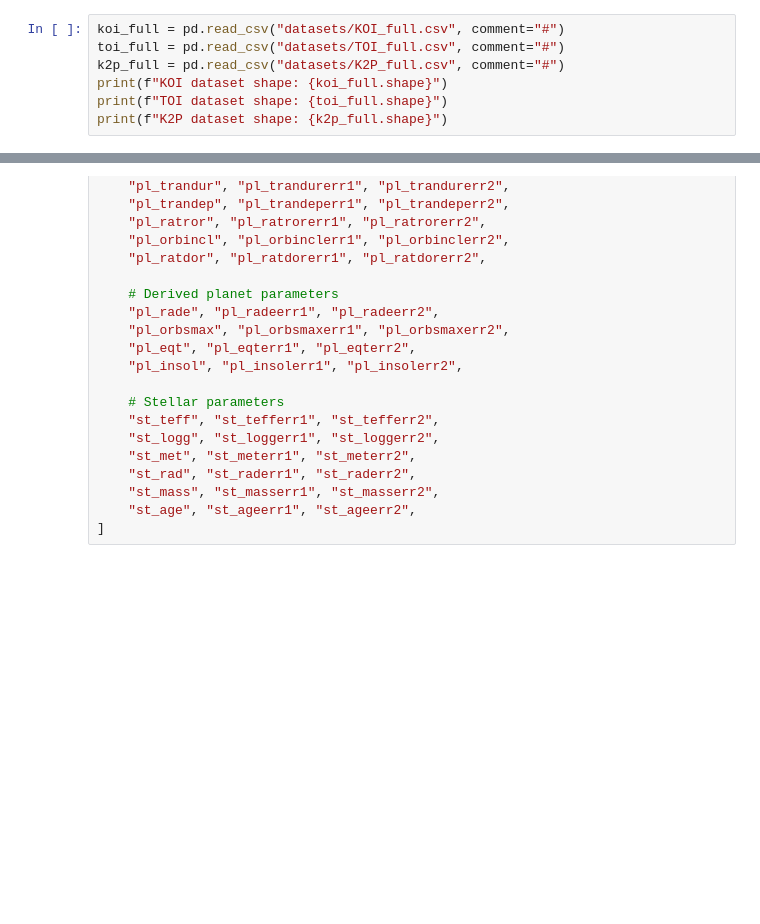
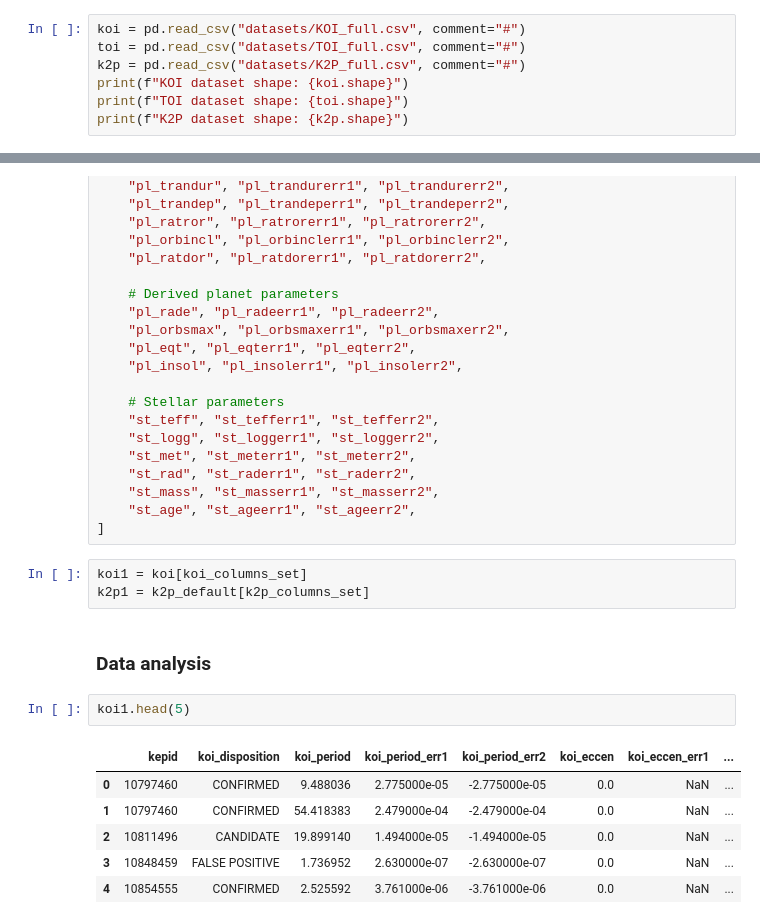
Before and after one commit to JanMatusiak/exoplanet-detection, a Jupyter notebook: data_analysis.ipynb, the cells around one changed output, grey strips where cells are left out. Drawn from its saved outputs; the diff is of its cells as text; blank space fills up the shorter version.

Commit message:
remove unnecessary incomplete datasets, declare datasets with desired features

```diff
--- a/data_analysis.ipynb
+++ b/data_analysis.ipynb
@@ -33,10 +10,10 @@ Index(['kepid', 'koi_disposition', 'koi_period', 'koi_period_err1',
 # %%
-koi_full = pd.read_csv("datasets/KOI_full.csv", comment="#")
-toi_full = pd.read_csv("datasets/TOI_full.csv", comment="#")
-k2p_full = pd.read_csv("datasets/K2P_full.csv", comment="#")
-print(f"KOI dataset shape: {koi_full.shape}")
-print(f"TOI dataset shape: {toi_full.shape}")
-print(f"K2P dataset shape: {k2p_full.shape}")
+koi = pd.read_csv("datasets/KOI_full.csv", comment="#")
+toi = pd.read_csv("datasets/TOI_full.csv", comment="#")
+k2p = pd.read_csv("datasets/K2P_full.csv", comment="#")
+print(f"KOI dataset shape: {koi.shape}")
+print(f"TOI dataset shape: {toi.shape}")
+print(f"K2P dataset shape: {k2p.shape}")
 # %% [output]
 KOI dataset shape: (9564, 141)
 TOI dataset shape: (7890, 87)
@@ -113,3 +90,17 @@ k2p_columns_set = [
     "st_mass", "st_masserr1", "st_masserr2",
     "st_age", "st_ageerr1", "st_ageerr2",
 ]
+# %%
+koi1 = koi[koi_columns_set]
+k2p1 = k2p_default[k2p_columns_set]
+# %% [markdown]
+### Data analysis
+# %%
+koi1.head(5)
+# %% [output]
+|  | kepid | koi_disposition | koi_period | koi_period_err1 | koi_period_err2 | koi_eccen | koi_eccen_err1 | ... |
+| 0 | 10797460 | CONFIRMED | 9.488036 | 2.775000e-05 | -2.775000e-05 | 0.0 | NaN | ... |
+| 1 | 10797460 | CONFIRMED | 54.418383 | 2.479000e-04 | -2.479000e-04 | 0.0 | NaN | ... |
+| 2 | 10811496 | CANDIDATE | 19.899140 | 1.494000e-05 | -1.494000e-05 | 0.0 | NaN | ... |
+| 3 | 10848459 | FALSE POSITIVE | 1.736952 | 2.630000e-07 | -2.630000e-07 | 0.0 | NaN | ... |
+| 4 | 10854555 | CONFIRMED | 2.525592 | 3.761000e-06 | -3.761000e-06 | 0.0 | NaN | ... |
```
Also changed, not shown: parts of 8 cells of this notebook, 3 other files.
